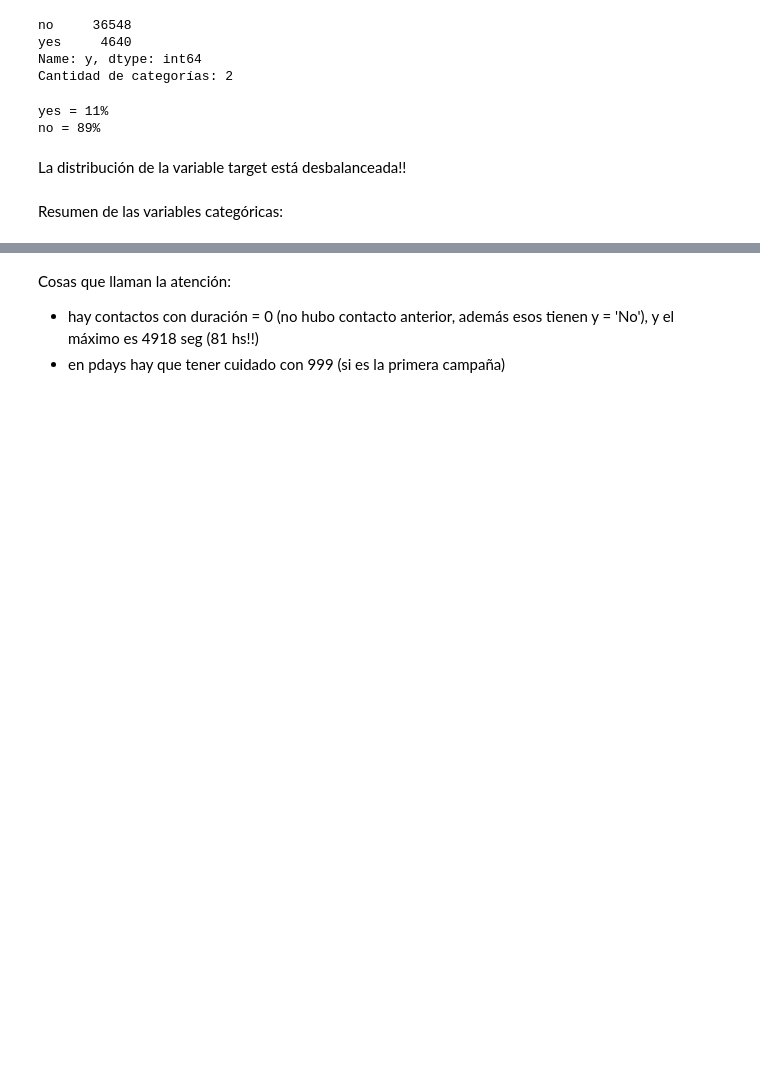
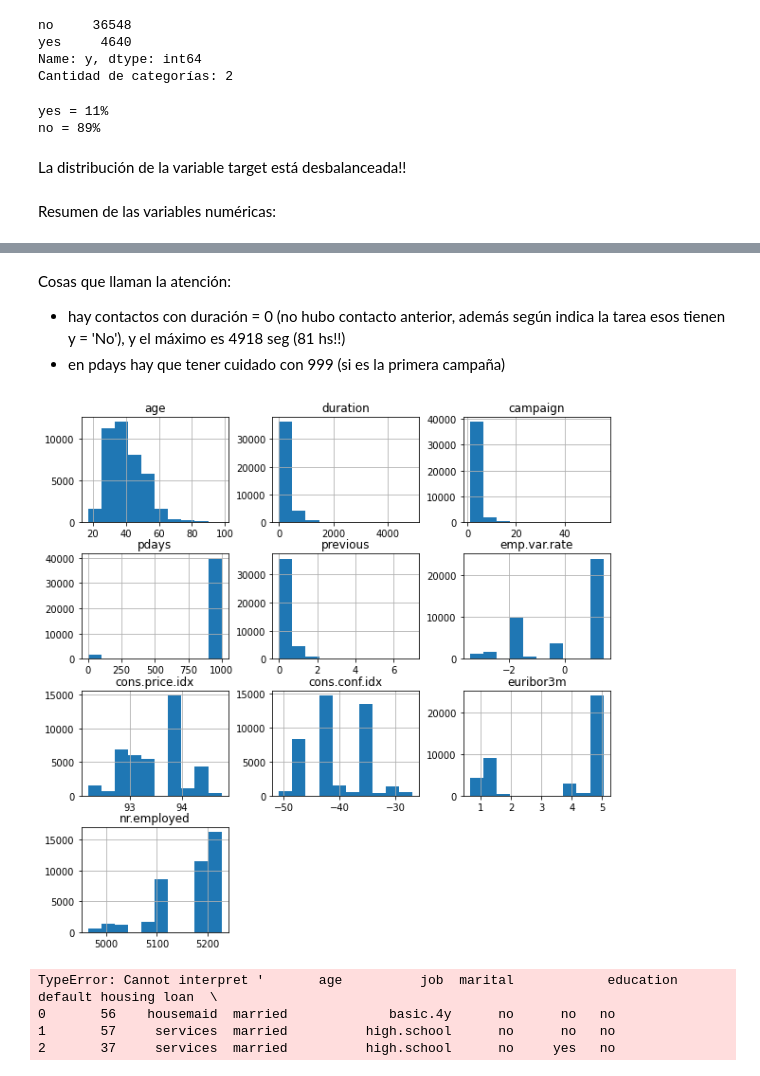
Before and after one commit to RominaGonella/Logistic-Regression-Project-Tutorial, a Jupyter notebook: src/explore.ipynb, the cells around one changed output, grey strips where cells are left out. Cells and saved outputs as stored; diff of their text form; code cells hidden in the pictures; blank space fills up the shorter version.

```diff
--- a/src/explore.ipynb
+++ b/src/explore.ipynb
@@ -353,7 +355,7 @@ no = 89%
 # %% [markdown]
 La distribución de la variable target está desbalanceada!!
 # %% [markdown]
-Resumen de las variables categóricas:
+Resumen de las variables numéricas:
 # %%
 df_bank.describe()
 # %% [output]
@@ -368,5 +370,18 @@ df_bank.describe()
 | max | 98.00000 | 4918.000000 | 56.000000 | 999.000000 | 7.000000 | 1.400000 | 94.767000 | -26.900000 | ... |
 # %% [markdown]
 Cosas que llaman la atención:
-* hay contactos con duración = 0 (no hubo contacto anterior, además esos tienen y = 'No'), y el máximo es 4918 seg (81 hs!!)
+* hay contactos con duración = 0 (no hubo contacto anterior, además según indica la tarea esos tienen y = 'No'), y el máximo es 4918 seg (81 hs!!)
 * en pdays hay que tener cuidado con 999 (si es la primera campaña)
+# %%
+# histogramas
+df_bank.hist(figsize=(10, 10))
+plt.show()
+# %% [output]
+[figure, added]
+# %%
+np.dtype(df_bank)
+# %% [output]
+TypeError: Cannot interpret '       age          job  marital            education default housing loan  \
+0       56    housemaid  married             basic.4y      no      no   no
+1       57     services  married          high.school      no      no   no
+2       37     services  married          high.school      no     yes   no
```
Also changed, not shown: parts of 10 cells of this notebook.
